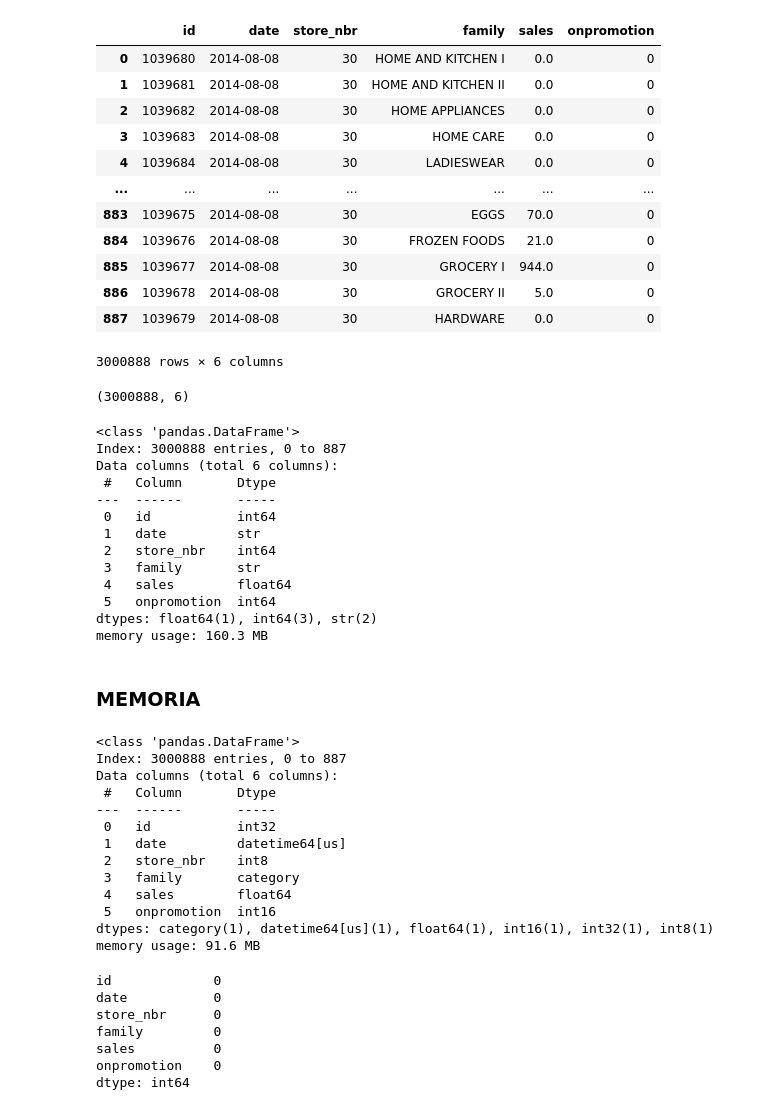
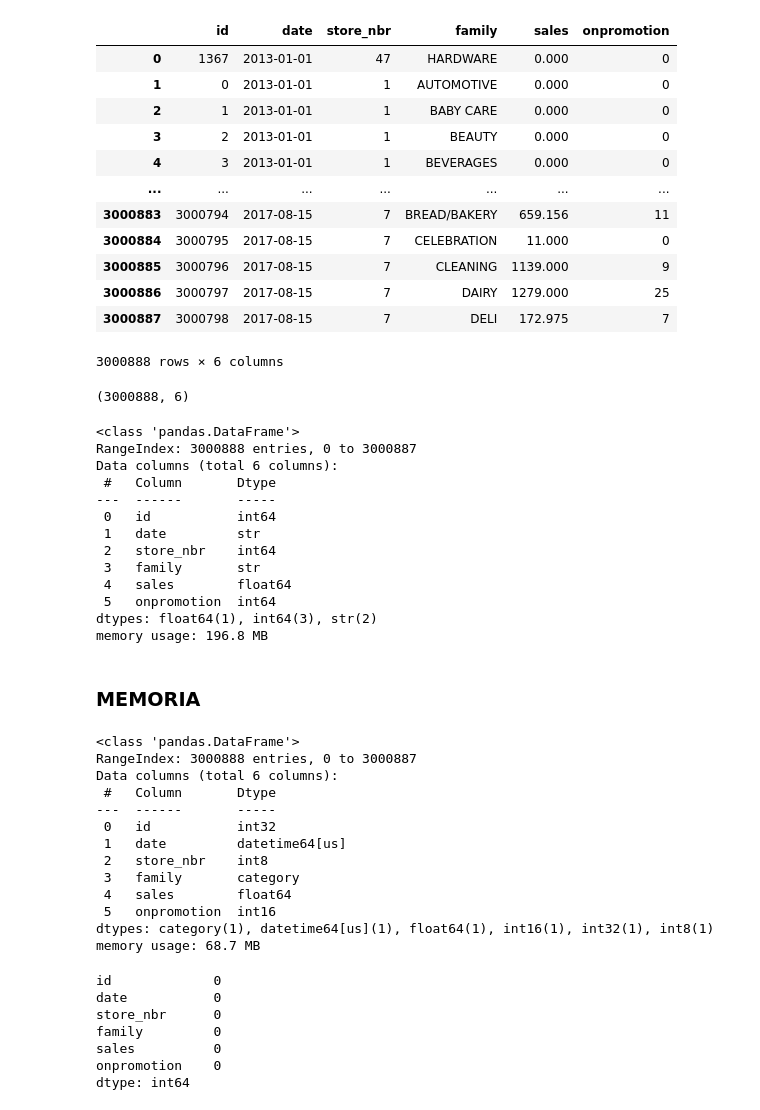
Before and after one commit to Humberto1212-salazar/Modelo-Forecasting, a Jupyter notebook: notebook/silver.ipynb, the cells around one changed output. Cells and saved outputs as stored; diff of their text form; code cells hidden in the pictures.

```diff
--- a/notebook/silver.ipynb
+++ b/notebook/silver.ipynb
@@ -10,26 +10,29 @@ with open("../configure.yaml", "r") as f:
 
 target=config["target"]
 # %%
-dataframe=[]
-for rutas in range(0,4):
-    ruta=(f"../data/bronze/train{rutas}.parquet")
-    parque=pd.read_parquet(ruta)
-    dataframe.append((parque))
-    df=pd.concat(dataframe,ignore_index=False)
+dataframe = []
+
+for rutas in range(0, 4):
+    ruta = f"../data/bronze/train{rutas}.parquet"
+    parque = pd.read_parquet(ruta)
+    dataframe.append(parque)
+
+df = pd.concat(dataframe, ignore_index=True)
+
 df
 # %% [output]
 |  | id | date | store_nbr | family | sales | onpromotion |
-| 0 | 1039680 | 2014-08-08 | 30 | HOME AND KITCHEN I | 0.0 | 0 |
-| 1 | 1039681 | 2014-08-08 | 30 | HOME AND KITCHEN II | 0.0 | 0 |
-| 2 | 1039682 | 2014-08-08 | 30 | HOME APPLIANCES | 0.0 | 0 |
-| 3 | 1039683 | 2014-08-08 | 30 | HOME CARE | 0.0 | 0 |
-| 4 | 1039684 | 2014-08-08 | 30 | LADIESWEAR | 0.0 | 0 |
+| 0 | 1367 | 2013-01-01 | 47 | HARDWARE | 0.000 | 0 |
+| 1 | 0 | 2013-01-01 | 1 | AUTOMOTIVE | 0.000 | 0 |
+| 2 | 1 | 2013-01-01 | 1 | BABY CARE | 0.000 | 0 |
+| 3 | 2 | 2013-01-01 | 1 | BEAUTY | 0.000 | 0 |
+| 4 | 3 | 2013-01-01 | 1 | BEVERAGES | 0.000 | 0 |
 | ... | ... | ... | ... | ... | ... | ... |
-| 883 | 1039675 | 2014-08-08 | 30 | EGGS | 70.0 | 0 |
-| 884 | 1039676 | 2014-08-08 | 30 | FROZEN FOODS | 21.0 | 0 |
-| 885 | 1039677 | 2014-08-08 | 30 | GROCERY I | 944.0 | 0 |
-| 886 | 1039678 | 2014-08-08 | 30 | GROCERY II | 5.0 | 0 |
-| 887 | 1039679 | 2014-08-08 | 30 | HARDWARE | 0.0 | 0 |
+| 3000883 | 3000794 | 2017-08-15 | 7 | BREAD/BAKERY | 659.156 | 11 |
+| 3000884 | 3000795 | 2017-08-15 | 7 | CELEBRATION | 11.000 | 0 |
+| 3000885 | 3000796 | 2017-08-15 | 7 | CLEANING | 1139.000 | 9 |
+| 3000886 | 3000797 | 2017-08-15 | 7 | DAIRY | 1279.000 | 25 |
+| 3000887 | 3000798 | 2017-08-15 | 7 | DELI | 172.975 | 7 |
 3000888 rows × 6 columns
 # %%
 df.shape
@@ -39,7 +42,7 @@ df.shape
 df.info()
 # %% [output]
 <class 'pandas.DataFrame'>
-Index: 3000888 entries, 0 to 887
+RangeIndex: 3000888 entries, 0 to 3000887
 Data columns (total 6 columns):
  #   Column       Dtype
 ---  ------       -----
@@ -50,7 +53,7 @@ Data columns (total 6 columns):
  4   sales        float64
  5   onpromotion  int64
 dtypes: float64(1), int64(3), str(2)
-memory usage: 160.3 MB
+memory usage: 196.8 MB
 # %% [markdown]
 ### MEMORIA
 # %%
@@ -72,7 +75,7 @@ df=memoria(df)
 df.info()
 # %% [output]
 <class 'pandas.DataFrame'>
-Index: 3000888 entries, 0 to 887
+RangeIndex: 3000888 entries, 0 to 3000887
 Data columns (total 6 columns):
  #   Column       Dtype
 ---  ------       -----
@@ -83,7 +86,7 @@ Data columns (total 6 columns):
  4   sales        float64
  5   onpromotion  int16
 dtypes: category(1), datetime64[us](1), float64(1), int16(1), int32(1), int8(1)
-memory usage: 91.6 MB
+memory usage: 68.7 MB
 # %%
 df.isnull().sum()
 # %% [output]
```
Also changed, not shown: parts of 21 cells of this notebook.
